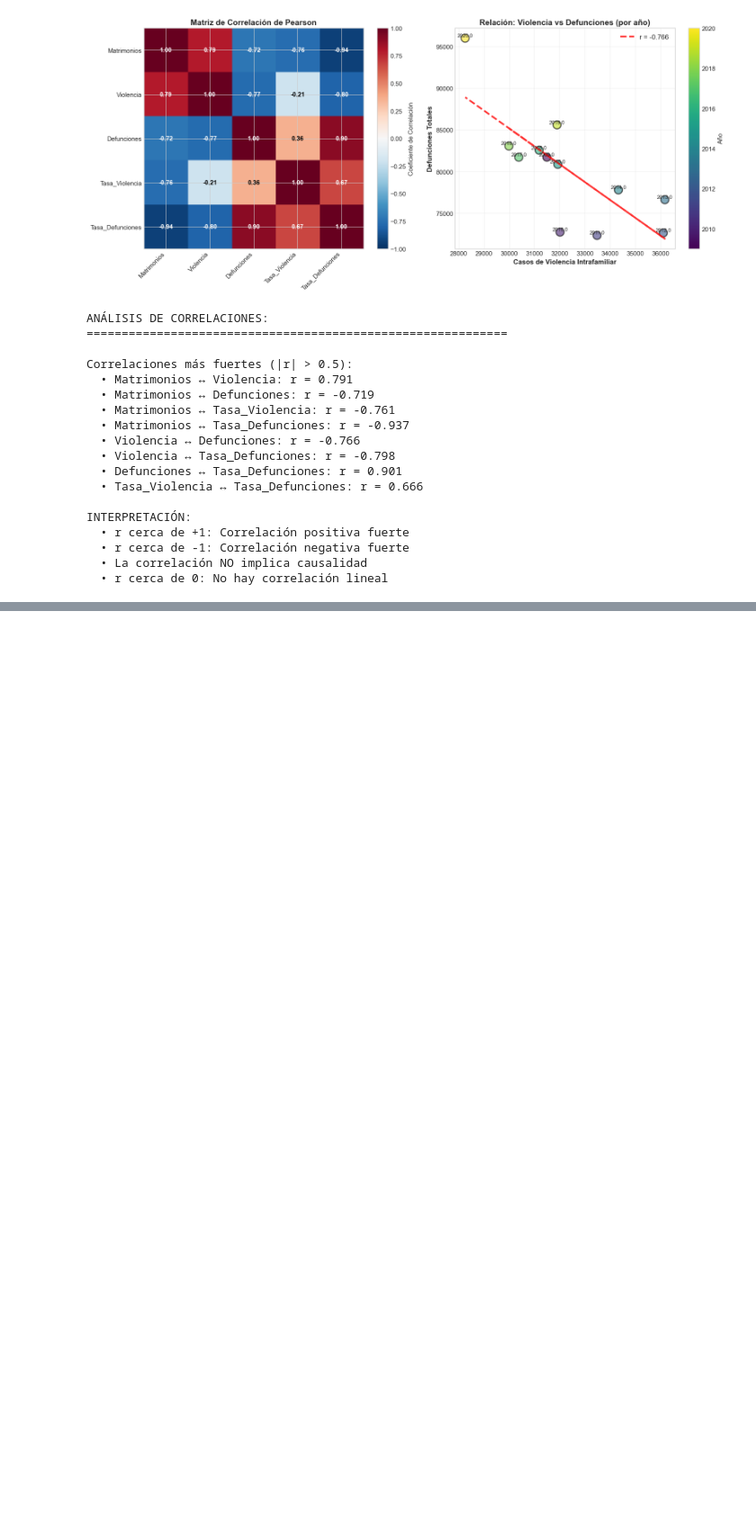
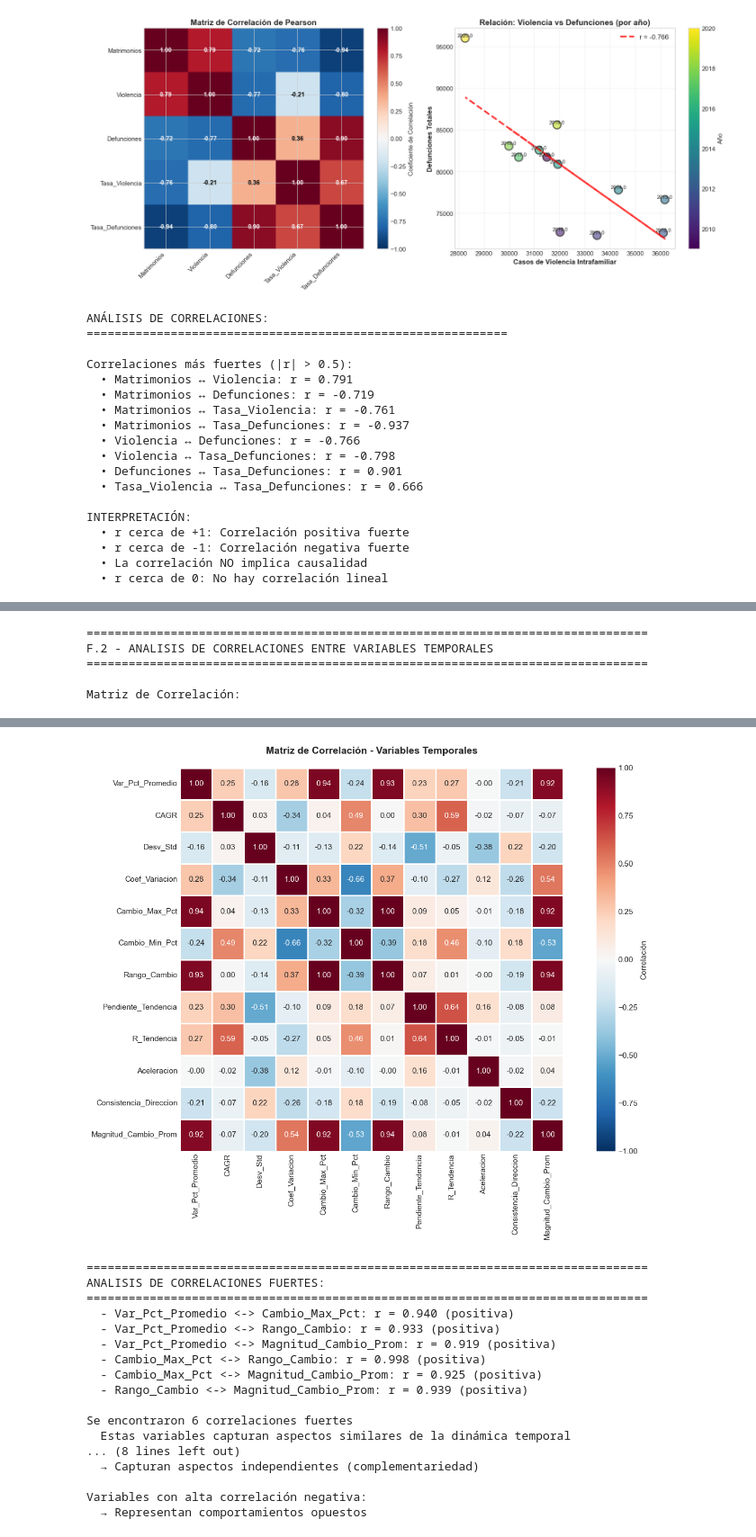
Before and after one commit to FerAHMz/proy1-md, a Jupyter notebook: caso_base.ipynb, the cells around one changed output, grey strips where cells are left out. Shown at 90% size. Drawn from its saved outputs; the diff is of its cells as text; code cells hidden in the pictures; blank space fills up the shorter version.

Commit message:
Clustering

```diff
--- a/caso_base.ipynb
+++ b/caso_base.ipynb
@@ -2621,0 +2865,62 @@ riguroso y objetivo.
+# %%
+print("="*80)
+print("F.2 - ANALISIS DE CORRELACIONES ENTRE VARIABLES TEMPORALES")
+print("="*80)
+
+# Calcular matriz de correlación
+correlaciones = df_features.corr()
+
+print("\nMatriz de Correlación:")
+display(correlaciones.round(3))
+
+# Visualizar matriz de correlación
+plt.figure(figsize=(14, 10))
+sns.heatmap(correlaciones, annot=True, cmap='RdBu_r', center=0,
+            fmt='.2f', square=True, linewidths=1, cbar_kws={'label': 'Correlación'},
+            vmin=-1, vmax=1)
+plt.title('Matriz de Correlación - Variables Temporales', fontsize=14, fontweight='bold', pad=20)
+plt.tight_layout()
+plt.show()
+
+# Identificar correlaciones fuertes
+print("\n" + "="*80)
+print("ANALISIS DE CORRELACIONES FUERTES:")
+print("="*80)
+
+umbral_fuerte = 0.7
+correlaciones_fuertes = []
+
+for i in range(len(correlaciones.columns)):
+    for j in range(i+1, len(correlaciones.columns)):
+        corr = correlaciones.iloc[i, j]
+        if abs(corr) > umbral_fuerte:
+            correlaciones_fuertes.append({
+                'Variable 1': correlaciones.columns[i],
+                'Variable 2': correlaciones.columns[j],
+                'Correlacion': corr
+            })
+            tipo = "positiva" if corr > 0 else "negativa"
+            print(f"  - {correlaciones.columns[i]} <-> {correlaciones.columns[j]}: r = {corr:.3f} ({tipo})")
+
+if not correlaciones_fuertes:
+    print(f"\nNo se encontraron correlaciones muy fuertes (|r| > {umbral_fuerte})")
+    print("  Esto es BUENO para clustering: las variables son complementarias")
+else:
+    print(f"\nSe encontraron {len(correlaciones_fuertes)} correlaciones fuertes")
+    print("  Estas variables capturan aspectos similares de la dinámica temporal")
+
+print("\n" + "="*80)
+print("INTERPRETACION:")
+print("="*80)
+print("Variables con alta correlación positiva:")
+print("  → Miden aspectos similares de la dinámica (redundancia)")
+print("\nVariables con baja correlación:")
+print("  → Capturan aspectos independientes (complementariedad)")
+print("\nVariables con alta correlación negativa:")
+print("  → Representan comportamientos opuestos")
+# %% [output]
+================================================================================
+F.2 - ANALISIS DE CORRELACIONES ENTRE VARIABLES TEMPORALES
+================================================================================
+
+Matriz de Correlación:
@@ -2621,0 +2940,18 @@ riguroso y objetivo.
+[figure, added]
+================================================================================
+ANALISIS DE CORRELACIONES FUERTES:
+================================================================================
+  - Var_Pct_Promedio <-> Cambio_Max_Pct: r = 0.940 (positiva)
+  - Var_Pct_Promedio <-> Rango_Cambio: r = 0.933 (positiva)
+  - Var_Pct_Promedio <-> Magnitud_Cambio_Prom: r = 0.919 (positiva)
+  - Cambio_Max_Pct <-> Rango_Cambio: r = 0.998 (positiva)
+  - Cambio_Max_Pct <-> Magnitud_Cambio_Prom: r = 0.925 (positiva)
+  - Rango_Cambio <-> Magnitud_Cambio_Prom: r = 0.939 (positiva)
+
+Se encontraron 6 correlaciones fuertes
+  Estas variables capturan aspectos similares de la dinámica temporal
+... (8 lines left out)
+  → Capturan aspectos independientes (complementariedad)
+
+Variables con alta correlación negativa:
+  → Representan comportamientos opuestos
```
Also changed, not shown: parts of 19 cells of this notebook.
